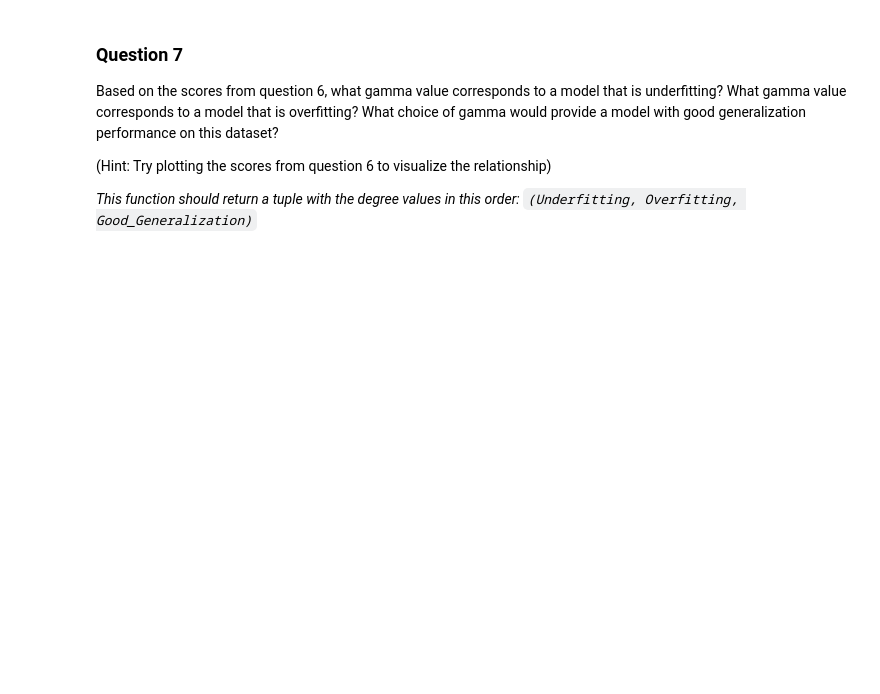
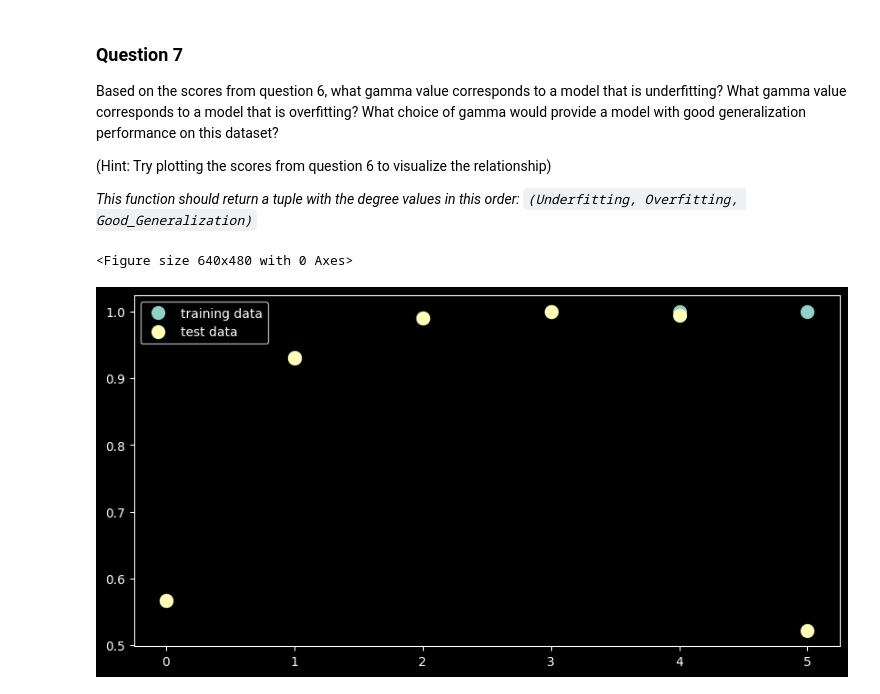
Before and after one commit to iamchrismavor/UMichigan_DataScience, a Jupyter notebook: Course 3 - ML/assignment2.ipynb, the cells around one changed output. Saved outputs shown, nothing was run; the diff lists cells and outputs as text; code cells hidden in the pictures; blank space fills up the shorter version.

```diff
--- a/Course 3 - ML/assignment2.ipynb
+++ b/Course 3 - ML/assignment2.ipynb
@@ -282,6 +285,8 @@ y_mush = mush_df2.iloc[:,1]
 
 
 X_train2, X_test2, y_train2, y_test2 = train_test_split(X_mush, y_mush, random_state=0)
+X_subset = X_test2
+y_subset = y_test2
 # %%
 mush_df.head()
 # %% [output]
@@ -352,0 +368,19 @@ def answer_six():
+# %%
+def answer_six():
+    from sklearn.svm import SVC
+    from sklearn.model_selection import validation_curve
+    X_subset = X_test2
+    y_subset = y_test2
+    clf = SVC(C=1,kernel = 'rbf', random_state = 0).fit(X_train2, y_train2)
+    param_range = np.logspace(-4,1,6)
+    train_scores, test_scores = validation_curve(SVC(), X_subset, y_subset,
+                                                param_name='gamma',
+                                                param_range=param_range, cv=3)
+
+    training_scores_mean = np.mean(train_scores, axis = 1)
+    test_scores_mean = np.mean(test_scores, axis = 1)
+
+
+    return (training_scores_mean, test_scores_mean)# incorrect on Coursera, it is this way because of the subset change
+    # YOUR CODE HERE
+    raise NotImplementedError()
@@ -364,0 +402,12 @@ def answer_seven():
+# %%
+(results_train,results_test)=answer_six()
+plt.figure()
+plt.figure(figsize=(10,5))
+plt.plot( results_train, 'o', label='training data', markersize=10)
+plt.plot( results_test, 'o', label='test data', markersize=10)
+plt.legend()
+
+plt.show()
+# %% [output]
+<Figure size 640x480 with 0 Axes>
+[figure, added]
```
Also changed, not shown: parts of 8 cells of this notebook.
